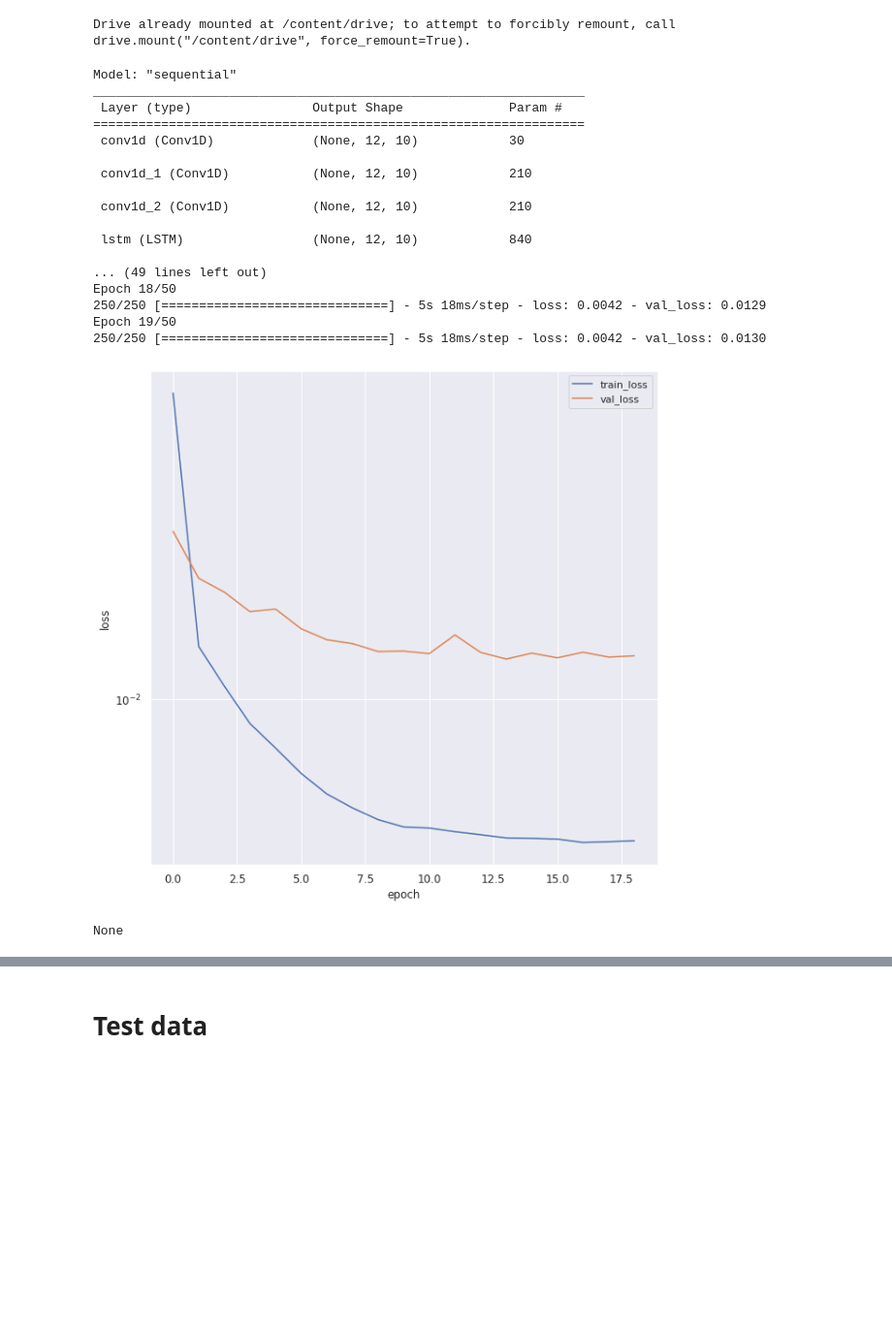
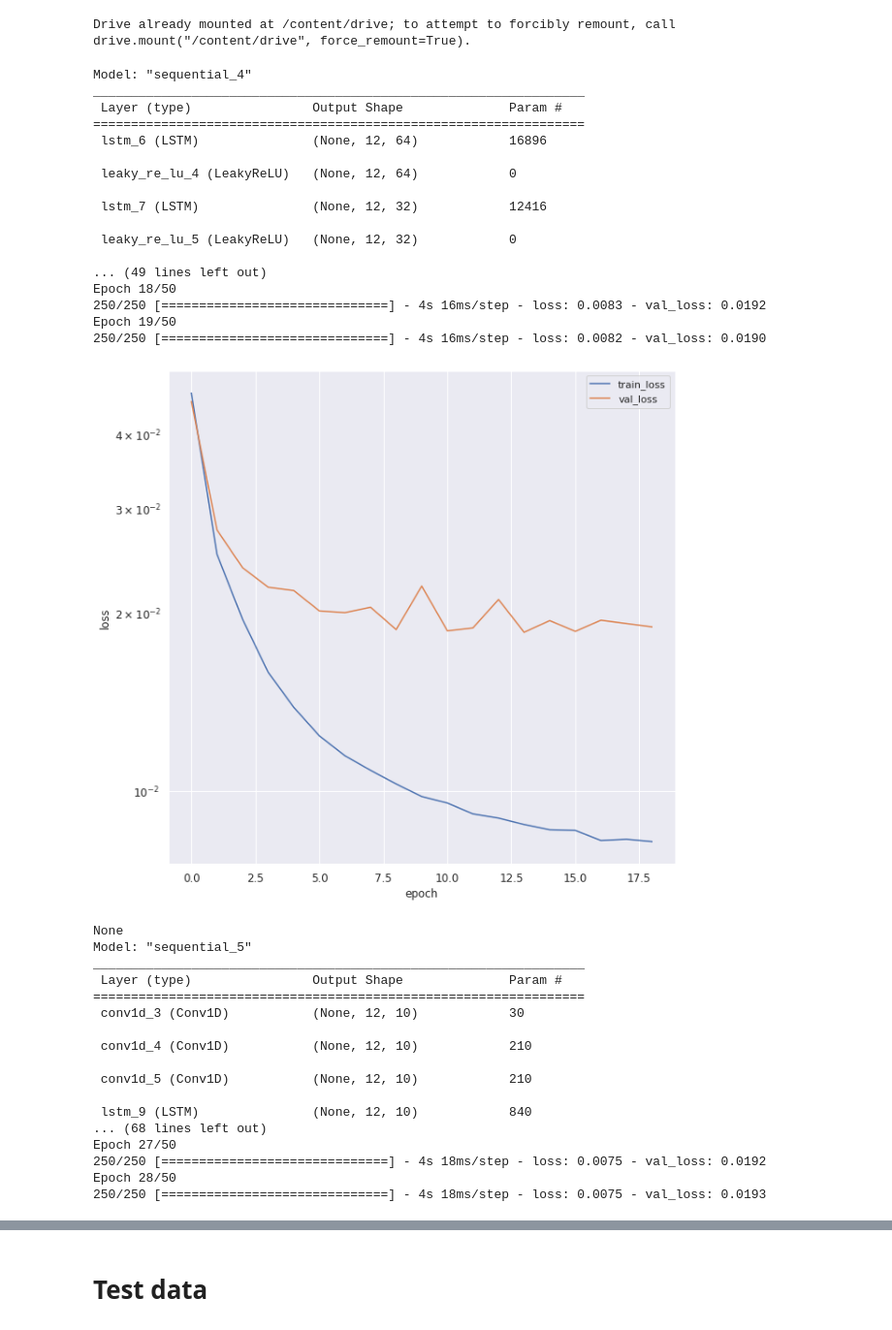
Before and after one commit to entc-17-fyp-20/WPF_Data_Visualization, a Jupyter notebook: All_models_for_short_term_power_forecasting(Multi_Step)_Kaggle_turkey_dataset.ipynb, the cells around one changed output, grey strips where cells are left out. Shown: that part at 97% size. Drawn from its saved outputs; the diff is of its cells as text; code cells hidden in the pictures; blank space fills up the shorter version.

```diff
--- a/All_models_for_short_term_power_forecasting(Multi_Step)_Kaggle_turkey_dataset.ipynb
+++ b/All_models_for_short_term_power_forecasting(Multi_Step)_Kaggle_turkey_dataset.ipynb
@@ -203,7 +203,7 @@ train,valid=df[:valid_start],df[valid_start:]
 # **Data preparation train and validation**
 # %%
 T = 12
-HORIZON = 3
+HORIZON = 6
 # %%
 scalar= MinMaxScaler()
 # %%
@@ -345,7 +345,7 @@ def NN_model(model_no): #Dilated CNN
         model.save(path)
 
     elif model_no==3:
-      win_length=6
+      win_length=T
       num_feature=1
       model=tf.keras.Sequential()
       model.add(tf.keras.layers.LSTM(64,input_shape=(win_length,num_feature),return_sequences=True))
@@ -386,25 +386,41 @@ def NN_model(model_no): #Dilated CNN
     else:
       print("No models inserted")
 # %%
-for i in range(4,5):
+for i in range(3,5):
   NN_model(i)
 # %% [output]
-Model: "sequential"
+Model: "sequential_4"
 _________________________________________________________________
  Layer (type)                Output Shape              Param #
 =================================================================
- conv1d (Conv1D)             (None, 12, 10)            30
+ lstm_6 (LSTM)               (None, 12, 64)            16896
 
- conv1d_1 (Conv1D)           (None, 12, 10)            210
+ leaky_re_lu_4 (LeakyReLU)   (None, 12, 64)            0
 
- conv1d_2 (Conv1D)           (None, 12, 10)            210
+ lstm_7 (LSTM)               (None, 12, 32)            12416
 
- lstm (LSTM)                 (None, 12, 10)            840
+ leaky_re_lu_5 (LeakyReLU)   (None, 12, 32)            0
 
 ... (49 lines left out)
 Epoch 18/50
-250/250 [==============================] - 5s 18ms/step - loss: 0.0042 - val_loss: 0.0129
+250/250 [==============================] - 4s 16ms/step - loss: 0.0083 - val_loss: 0.0192
 Epoch 19/50
-250/250 [==============================] - 5s 18ms/step - loss: 0.0042 - val_loss: 0.0130
+250/250 [==============================] - 4s 16ms/step - loss: 0.0082 - val_loss: 0.0190
-[figure, old version]
+[figure, new version]
 None
+Model: "sequential_5"
+_________________________________________________________________
+ Layer (type)                Output Shape              Param #
+=================================================================
+ conv1d_3 (Conv1D)           (None, 12, 10)            30
+
+ conv1d_4 (Conv1D)           (None, 12, 10)            210
+
+ conv1d_5 (Conv1D)           (None, 12, 10)            210
+
+ lstm_9 (LSTM)               (None, 12, 10)            840
+... (68 lines left out)
+Epoch 27/50
+250/250 [==============================] - 4s 18ms/step - loss: 0.0075 - val_loss: 0.0192
+Epoch 28/50
+250/250 [==============================] - 4s 18ms/step - loss: 0.0075 - val_loss: 0.0193
```
Also changed, not shown: parts of 16 cells of this notebook.
